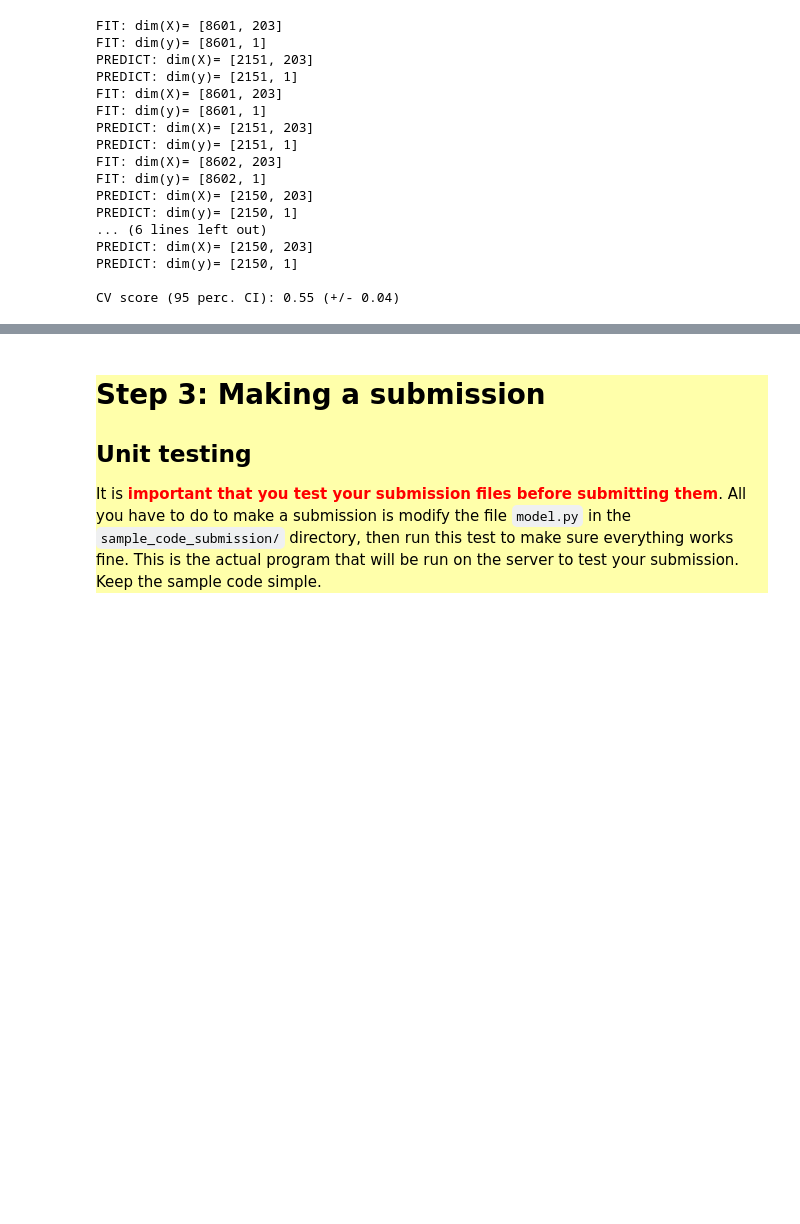
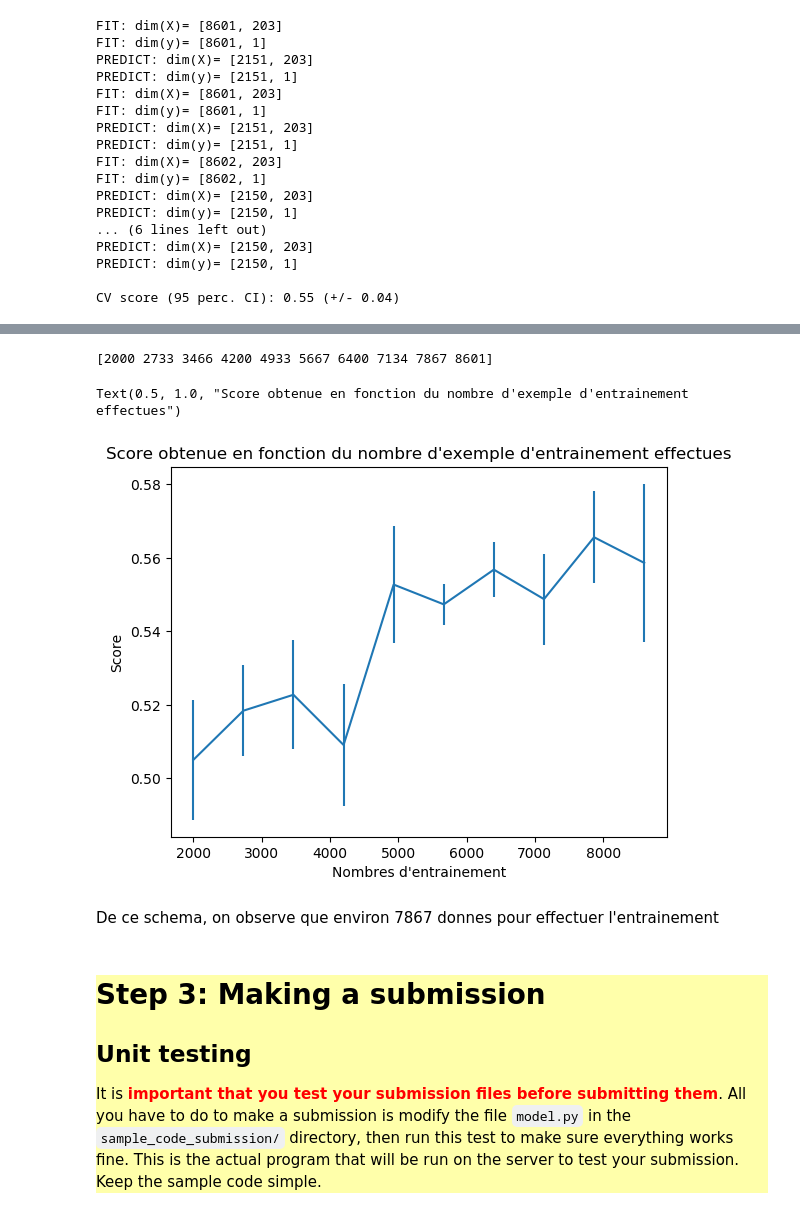
Before and after one commit to MathisDupont/ECOLO1, a Jupyter notebook: starting_kit/README_visualizaton.ipynb, the cells around one changed output, grey strips where cells are left out. Cells and saved outputs as stored; diff of their text form; code cells hidden in the pictures; blank space fills up the shorter version.

```diff
--- a/starting_kit/README_visualizaton.ipynb
+++ b/starting_kit/README_visualizaton.ipynb
@@ -569,0 +600,12 @@ CV score (95 perc. CI): 0.55 (+/- 0.04)
+# %%
+from sklearn.model_selection import learning_curve
+
+#numbers of training examples that will be used to generate the learning curve
+# on commence a 2000 pour avoir assez de donnees et un score assez eleve
+size = np.linspace(2000,8601, num=10).astype(int)
+
+#on lance la fonction sur nos donnees
+train_sizes, train_scores, test_scores = learning_curve(M, D.data['X_train'], D.data['Y_train'], train_sizes=size, cv=5, scoring=make_scorer(scoring_function))
+
+test_scores_mean = np.mean(test_scores, axis=1)
+test_scores_std = np.std(test_scores, axis=1)
@@ -570,3 +630,15 @@ CV score (95 perc. CI): 0.55 (+/- 0.04)
+# %%
+print(size)
+plt.errorbar(train_sizes, test_scores_mean, test_scores_std, label='Test set')
+plt.xlabel("Nombres d'entrainement")
+plt.ylabel("Score")
+plt.title("Score obtenue en fonction du nombre d'exemple d'entrainement effectues")
+# %% [output]
+[2000 2733 3466 4200 4933 5667 6400 7134 7867 8601]
+Text(0.5, 1.0, "Score obtenue en fonction du nombre d'exemple d'entrainement effectues")
+[figure, added]
+# %% [markdown]
+De ce schema, on observe que environ 7867 donnes pour effectuer l'entrainement
 # %% [markdown]
 <div style="background:#FFFFAA">
 <h1> Step 3: Making a submission </h1>
```
Also changed, not shown: parts of 16 cells of this notebook.
